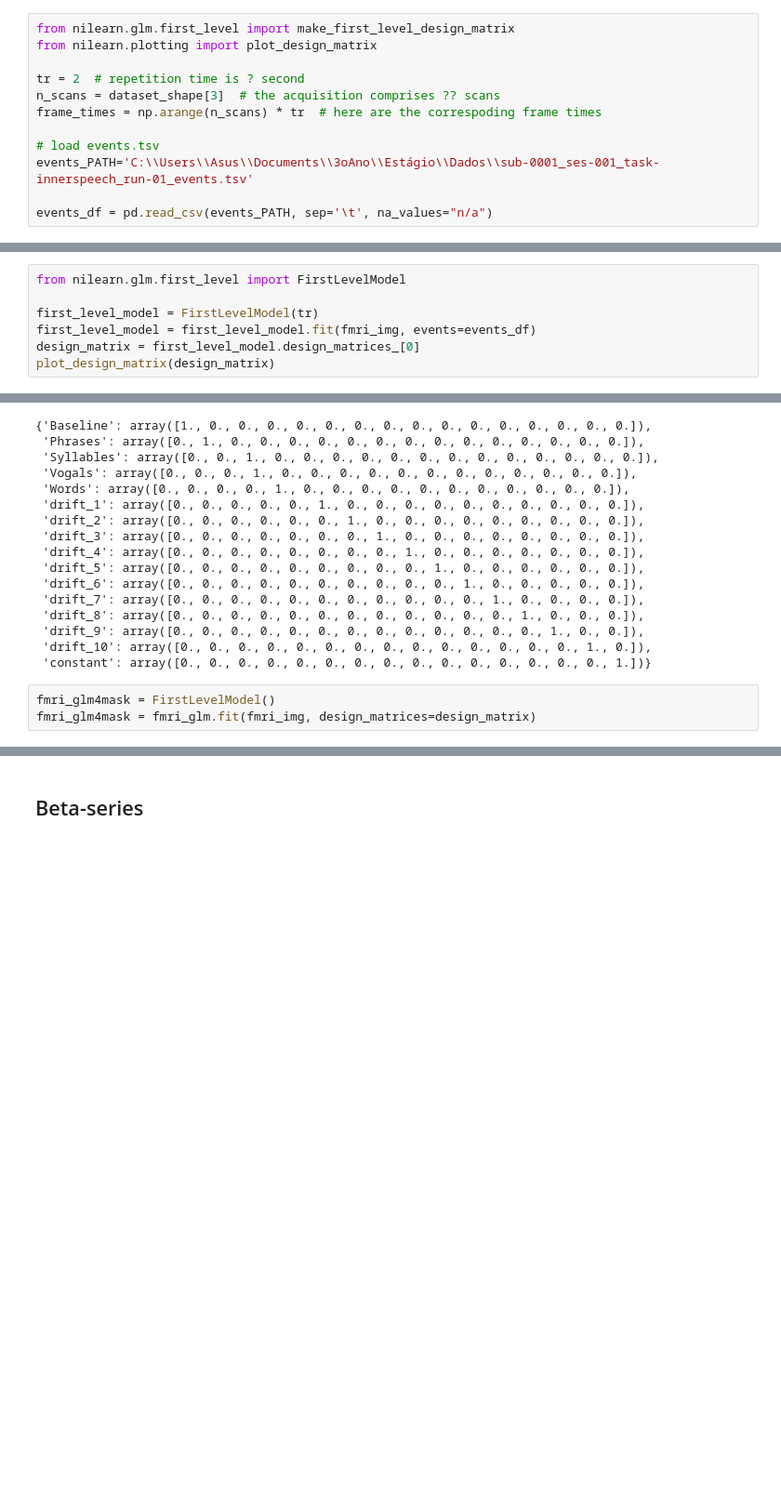
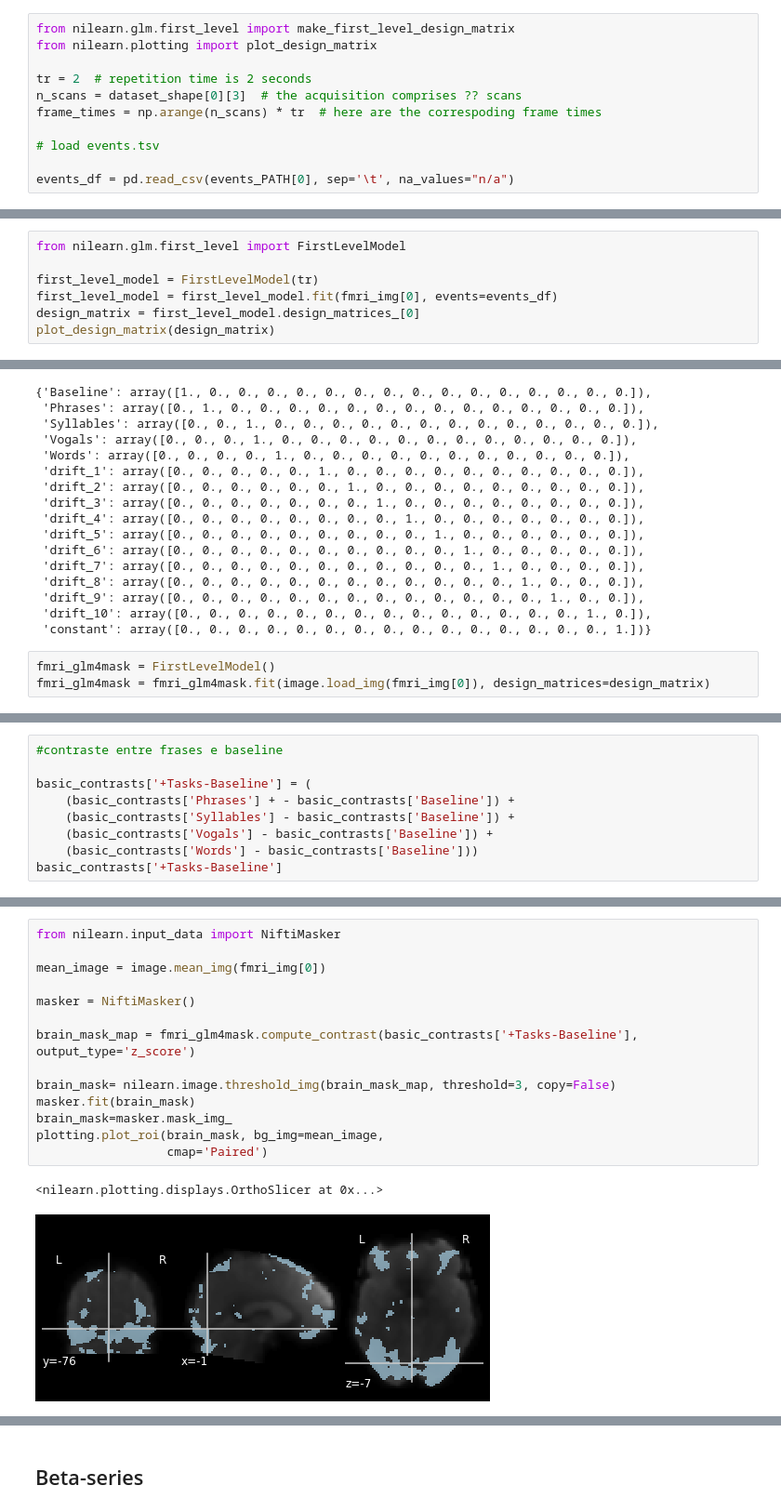
Before and after one commit to brunodireito/MVPA-speech_project, a Jupyter notebook: joanaa-b/Joana_beta-series_attempt.ipynb, the cells around one changed output, grey strips where cells are left out. Shown at 93% size. Cells and saved outputs as stored; diff of their text form; blank space fills up the shorter version.

```diff
--- a/joanaa-b/Joana_beta-series_attempt.ipynb
+++ b/joanaa-b/Joana_beta-series_attempt.ipynb
@@ -25,14 +52,13 @@ dataset_shape[3]
 from nilearn.glm.first_level import make_first_level_design_matrix
 from nilearn.plotting import plot_design_matrix
 
-tr = 2  # repetition time is ? second
-n_scans = dataset_shape[3]  # the acquisition comprises ?? scans
+tr = 2  # repetition time is 2 seconds
+n_scans = dataset_shape[0][3]  # the acquisition comprises ?? scans
 frame_times = np.arange(n_scans) * tr  # here are the correspoding frame times
 
 # load events.tsv
-events_PATH='C:\\Users\\Asus\\Documents\\3oAno\\Estágio\\Dados\\sub-0001_ses-001_task-innerspeech_run-01_events.tsv'
 
-events_df = pd.read_csv(events_PATH, sep='\t', na_values="n/a")
+events_df = pd.read_csv(events_PATH[0], sep='\t', na_values="n/a")
 # %% [markdown]
 ## Criação da tabela design_matrix (por fases e não betas)
 # %%
@@ -44,7 +70,7 @@ design_matrix = make_first_level_design_matrix(frame_times, events_df,
 from nilearn.glm.first_level import FirstLevelModel
 
 first_level_model = FirstLevelModel(tr)
-first_level_model = first_level_model.fit(fmri_img, events=events_df)
+first_level_model = first_level_model.fit(fmri_img[0], events=events_df)
 design_matrix = first_level_model.design_matrices_[0]
 plot_design_matrix(design_matrix)
 # %% [output]
@@ -74,4 +100,4 @@ basic_contrasts
  'constant': array([0., 0., 0., 0., 0., 0., 0., 0., 0., 0., 0., 0., 0., 0., 0., 1.])}
 # %%
 fmri_glm4mask = FirstLevelModel()
-fmri_glm4mask = fmri_glm.fit(fmri_img, design_matrices=design_matrix)
+fmri_glm4mask = fmri_glm4mask.fit(image.load_img(fmri_img[0]), design_matrices=design_matrix)
@@ -77,0 +106,9 @@ fmri_glm4mask = fmri_glm.fit(fmri_img, design_matrices=design_matrix)
+# %%
+#contraste entre frases e baseline
+
+basic_contrasts['+Tasks-Baseline'] = (
+    (basic_contrasts['Phrases'] + - basic_contrasts['Baseline']) +
+    (basic_contrasts['Syllables'] - basic_contrasts['Baseline']) +
+    (basic_contrasts['Vogals'] - basic_contrasts['Baseline']) +
+    (basic_contrasts['Words'] - basic_contrasts['Baseline']))
+basic_contrasts['+Tasks-Baseline']
@@ -77,0 +118,17 @@ fmri_glm4mask = fmri_glm.fit(fmri_img, design_matrices=design_matrix)
+# %%
+from nilearn.input_data import NiftiMasker
+
+mean_image = image.mean_img(fmri_img[0])
+
+masker = NiftiMasker()
+
+brain_mask_map = fmri_glm4mask.compute_contrast(basic_contrasts['+Tasks-Baseline'], output_type='z_score')
+
+brain_mask= nilearn.image.threshold_img(brain_mask_map, threshold=3, copy=False)
+masker.fit(brain_mask)
+brain_mask=masker.mask_img_
+plotting.plot_roi(brain_mask, bg_img=mean_image,
+                  cmap='Paired')
+# %% [output]
+<nilearn.plotting.displays.OrthoSlicer at 0x...>
+[figure, added]
```
Also changed, not shown: parts of 18 cells of this notebook.
